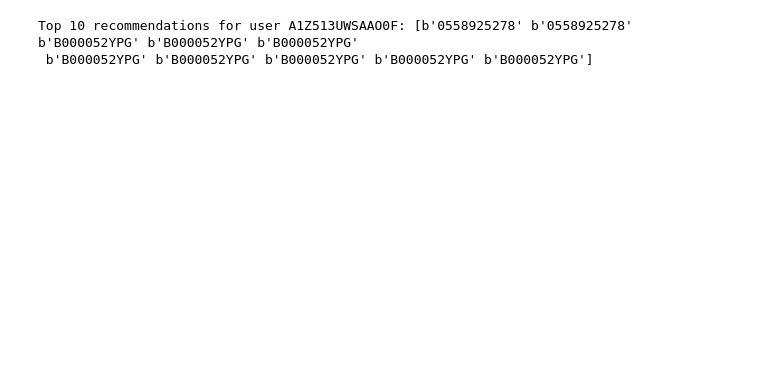
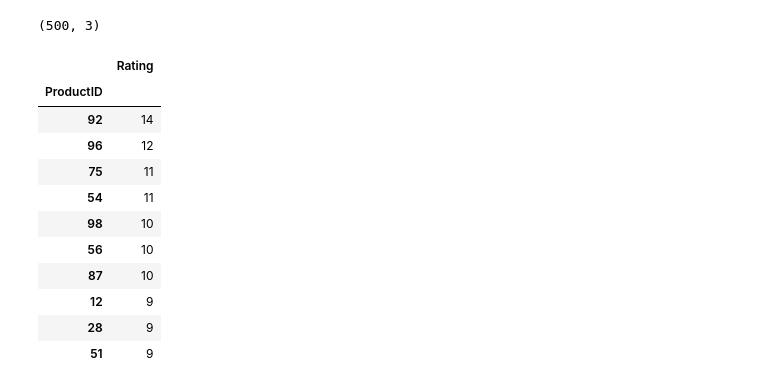
Before and after one commit to Pupuk-In/product-recommendation, a Jupyter notebook: product_recommendation_model.ipynb, the cells around one changed output. Cells and saved outputs as stored; diff of their text form; code cells hidden in the pictures; blank space fills up the shorter version.

```diff
--- a/product_recommendation_model.ipynb
+++ b/product_recommendation_model.ipynb
@@ -102,7 +26,21 @@ Epoch 3/3
-# %%
-# Get some recommendations.
-_, prods = index(np.array(["A1Z513UWSAAO0F"]))
-print(f"Top 10 recommendations for user A1Z513UWSAAO0F: {prods[0, :10]}")
-# %% [output]
-Top 10 recommendations for user A1Z513UWSAAO0F: [b'0558925278' b'0558925278' b'B000052YPG' b'B000052YPG' b'B000052YPG'
- b'B000052YPG' b'B000052YPG' b'B000052YPG' b'B000052YPG' b'B000052YPG']
+# %%
+ds.shape
+# %% [output]
+(500, 3)
+# %%
+popular_products = pd.DataFrame(ds.groupby('ProductID')['Rating'].count())
+most_popular = popular_products.sort_values('Rating', ascending=False)
+most_popular.head(10)
+# %% [output]
+|  | Rating |
+| ProductID |  |
+| 92 | 14 |
+| 96 | 12 |
+| 75 | 11 |
+| 54 | 11 |
+| 98 | 10 |
+| 56 | 10 |
+| 87 | 10 |
+| 12 | 9 |
+| 28 | 9 |
+| 51 | 9 |
```
Also changed, not shown: parts of 24 cells of this notebook.
